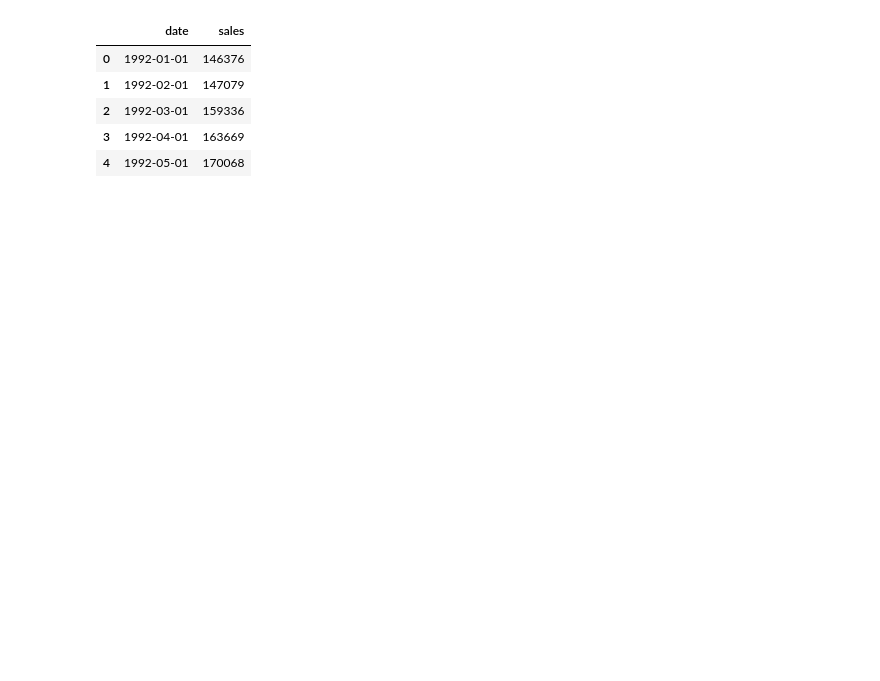
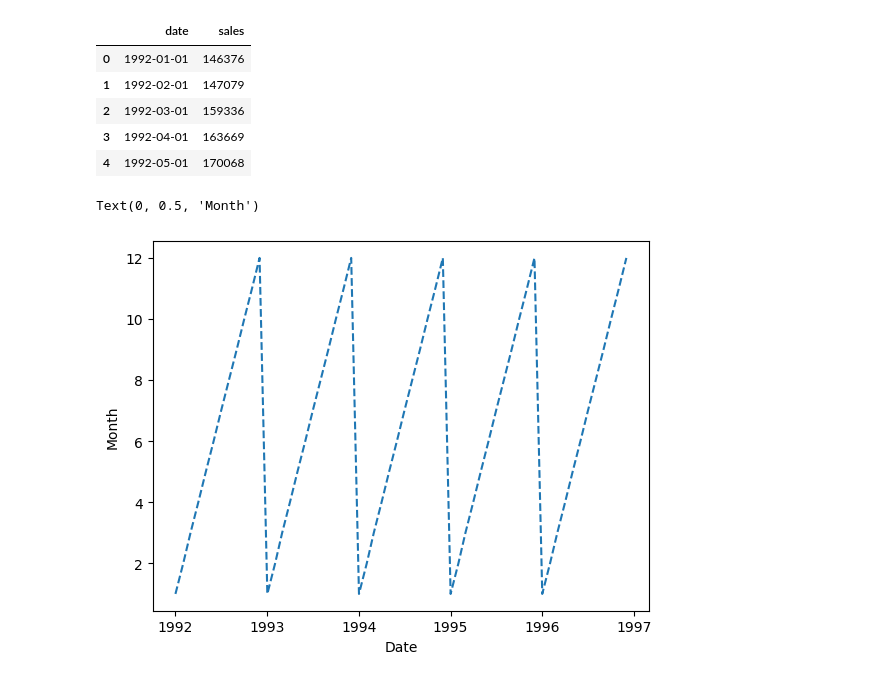
Before and after one commit to siwa-p/Time-Series-Forecasting, a Jupyter notebook: notebooks/lstm_example.ipynb, the cells around one changed output. Drawn from its saved outputs; the diff is of its cells as text; code cells hidden in the pictures; blank space fills up the shorter version.

```diff
--- a/notebooks/lstm_example.ipynb
+++ b/notebooks/lstm_example.ipynb
@@ -51,0 +54,7 @@ test_with_month = np.hstack((test_reshaped, month_sin_test.reshape(-1, 1)))
+# %%
+plt.plot(dt['date'][0:60], dt['date'].dt.month[0:60], label='Month vs Date', linestyle='--')
+plt.xlabel('Date')
+plt.ylabel('Month')
+# %% [output]
+Text(0, 0.5, 'Month')
+[figure, added]
```
Also changed, not shown: parts of 8 cells of this notebook, 2 other files.
